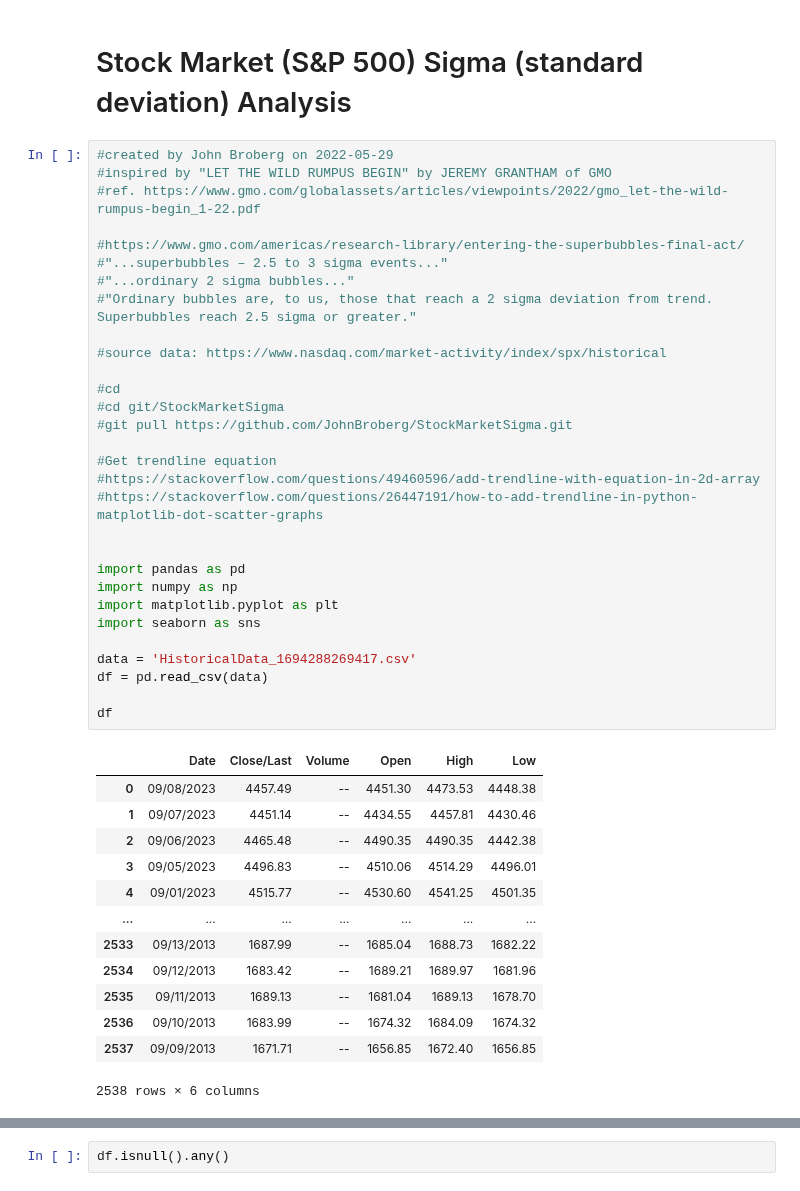
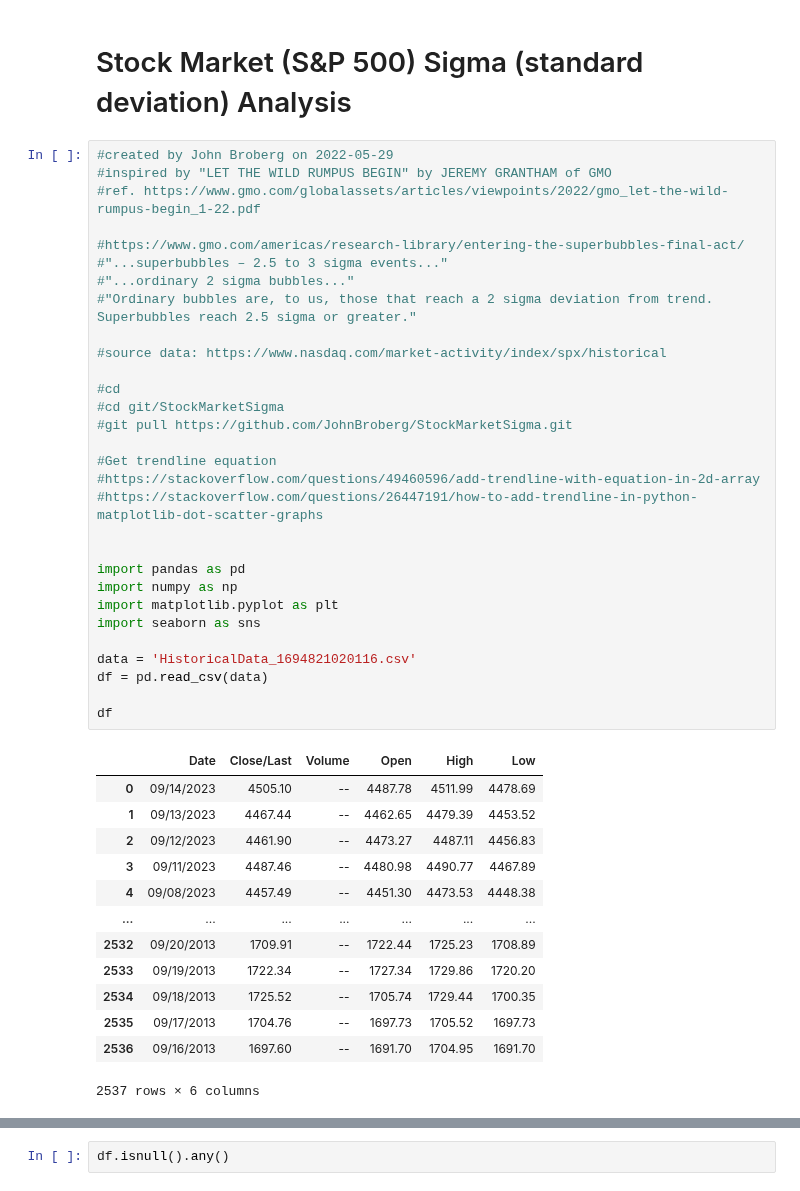
Before and after one commit to JohnBroberg/StockMarketSigma, a Jupyter notebook: StockMarketSigma.ipynb, the cells around one changed output, grey strips where cells are left out. Saved outputs shown, nothing was run; the diff lists cells and outputs as text.

```diff
--- a/StockMarketSigma.ipynb
+++ b/StockMarketSigma.ipynb
@@ -4,46 +4,46 @@
 #created by John Broberg on 2022-05-29
 #inspired by "LET THE WILD RUMPUS BEGIN" by JEREMY GRANTHAM of GMO
 #ref. https://www.gmo.com/globalassets/articles/viewpoints/2022/gmo_let-the-wild-rumpus-begin_1-22.pdf
 
 #https://www.gmo.com/americas/research-library/entering-the-superbubbles-final-act/
 #"...superbubbles – 2.5 to 3 sigma events..."
 #"...ordinary 2 sigma bubbles..."
 #"Ordinary bubbles are, to us, those that reach a 2 sigma deviation from trend. Superbubbles reach 2.5 sigma or greater."
 
 #source data: https://www.nasdaq.com/market-activity/index/spx/historical
 
 #cd
 #cd git/StockMarketSigma
 #git pull https://github.com/JohnBroberg/StockMarketSigma.git
 
 #Get trendline equation
 #https://stackoverflow.com/questions/49460596/add-trendline-with-equation-in-2d-array
 #https://stackoverflow.com/questions/26447191/how-to-add-trendline-in-python-matplotlib-dot-scatter-graphs
 
 
 import pandas as pd
 import numpy as np
 import matplotlib.pyplot as plt
 import seaborn as sns
 
-data = 'HistoricalData_1694288269417.csv'
+data = 'HistoricalData_1694821020116.csv'
 df = pd.read_csv(data)
 
 df
 # %% [output]
 |  | Date | Close/Last | Volume | Open | High | Low |
-| 0 | 09/08/2023 | 4457.49 | -- | 4451.30 | 4473.53 | 4448.38 |
-| 1 | 09/07/2023 | 4451.14 | -- | 4434.55 | 4457.81 | 4430.46 |
-| 2 | 09/06/2023 | 4465.48 | -- | 4490.35 | 4490.35 | 4442.38 |
-| 3 | 09/05/2023 | 4496.83 | -- | 4510.06 | 4514.29 | 4496.01 |
-| 4 | 09/01/2023 | 4515.77 | -- | 4530.60 | 4541.25 | 4501.35 |
+| 0 | 09/14/2023 | 4505.10 | -- | 4487.78 | 4511.99 | 4478.69 |
+| 1 | 09/13/2023 | 4467.44 | -- | 4462.65 | 4479.39 | 4453.52 |
+| 2 | 09/12/2023 | 4461.90 | -- | 4473.27 | 4487.11 | 4456.83 |
+| 3 | 09/11/2023 | 4487.46 | -- | 4480.98 | 4490.77 | 4467.89 |
+| 4 | 09/08/2023 | 4457.49 | -- | 4451.30 | 4473.53 | 4448.38 |
 | ... | ... | ... | ... | ... | ... | ... |
-| 2533 | 09/13/2013 | 1687.99 | -- | 1685.04 | 1688.73 | 1682.22 |
-| 2534 | 09/12/2013 | 1683.42 | -- | 1689.21 | 1689.97 | 1681.96 |
-| 2535 | 09/11/2013 | 1689.13 | -- | 1681.04 | 1689.13 | 1678.70 |
-| 2536 | 09/10/2013 | 1683.99 | -- | 1674.32 | 1684.09 | 1674.32 |
-| 2537 | 09/09/2013 | 1671.71 | -- | 1656.85 | 1672.40 | 1656.85 |
+| 2532 | 09/20/2013 | 1709.91 | -- | 1722.44 | 1725.23 | 1708.89 |
+| 2533 | 09/19/2013 | 1722.34 | -- | 1727.34 | 1729.86 | 1720.20 |
+| 2534 | 09/18/2013 | 1725.52 | -- | 1705.74 | 1729.44 | 1700.35 |
+| 2535 | 09/17/2013 | 1704.76 | -- | 1697.73 | 1705.52 | 1697.73 |
+| 2536 | 09/16/2013 | 1697.60 | -- | 1691.70 | 1704.95 | 1691.70 |
-2538 rows × 6 columns
+2537 rows × 6 columns
 # %%
 df.describe()
 # %% [output]
```
Also changed, not shown: parts of 15 cells of this notebook, 2 other files.
